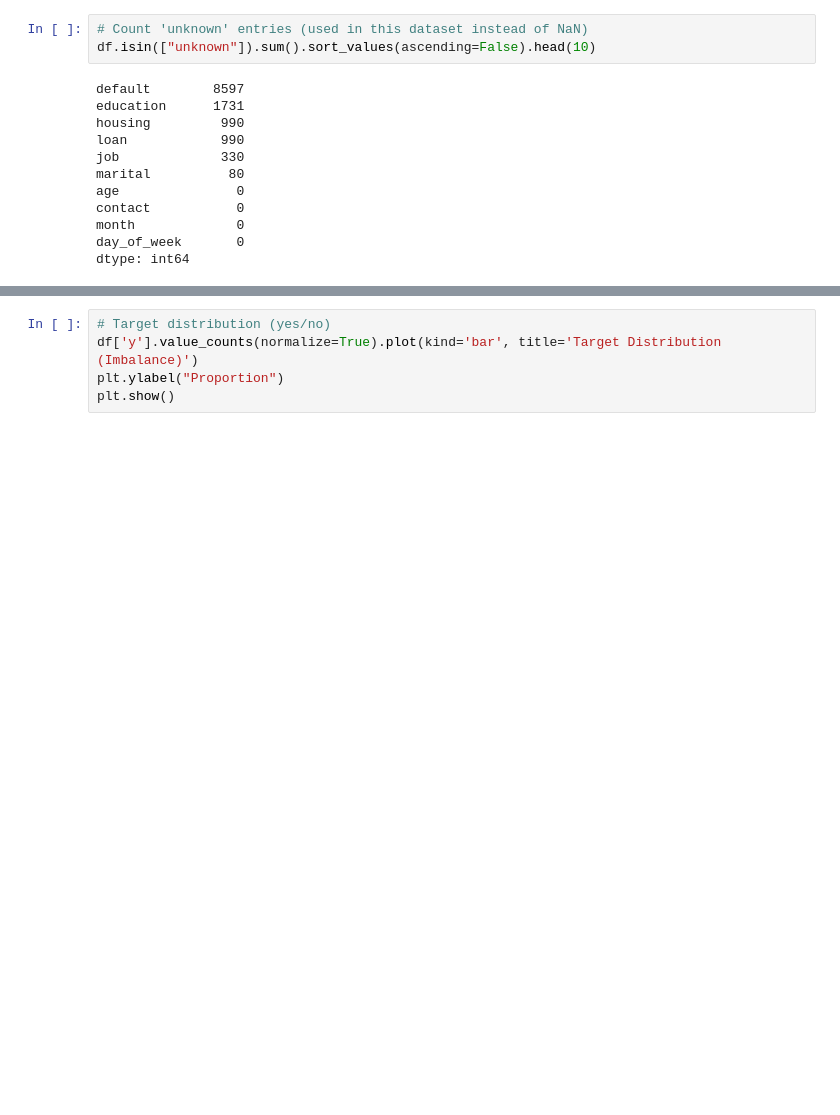
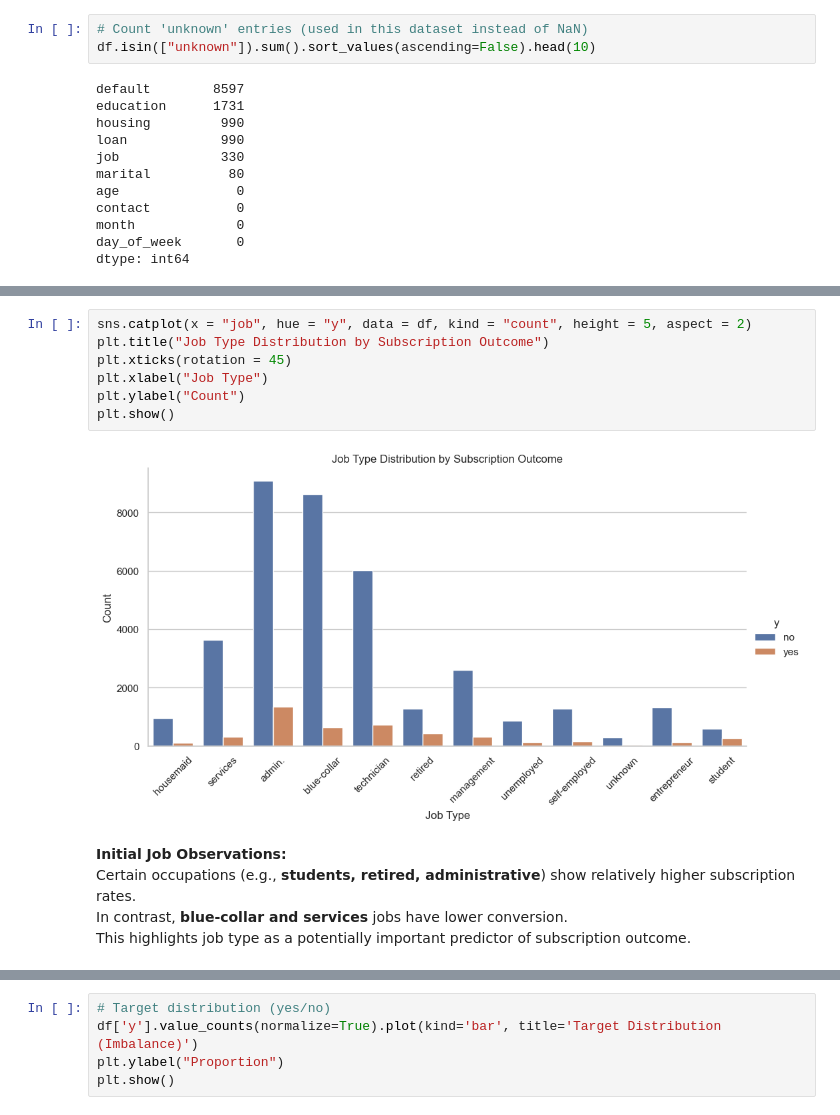
Before and after one commit to randel-bjorkquist/jupyter-notebooks-vscode, a Jupyter notebook: Project2_Machine_Learning.ipynb, the cells around one changed output, grey strips where cells are left out. Saved outputs shown, nothing was run; the diff lists cells and outputs as text; blank space fills up the shorter version.

```diff
--- a/Project2_Machine_Learning.ipynb
+++ b/Project2_Machine_Learning.ipynb
@@ -381,0 +457,14 @@ dtype: int64
+# %%
+sns.catplot(x = "job", hue = "y", data = df, kind = "count", height = 5, aspect = 2)
+plt.title("Job Type Distribution by Subscription Outcome")
+plt.xticks(rotation = 45)
+plt.xlabel("Job Type")
+plt.ylabel("Count")
+plt.show()
+# %% [output]
+[figure, added]
+# %% [markdown]
+**Initial Job Observations:**
+Certain occupations (e.g., **students, retired, administrative**) show relatively higher subscription rates.
+In contrast, **blue-collar and services** jobs have lower conversion.
+This highlights job type as a potentially important predictor of subscription outcome.
```
Also changed, not shown: parts of 84 cells of this notebook.
